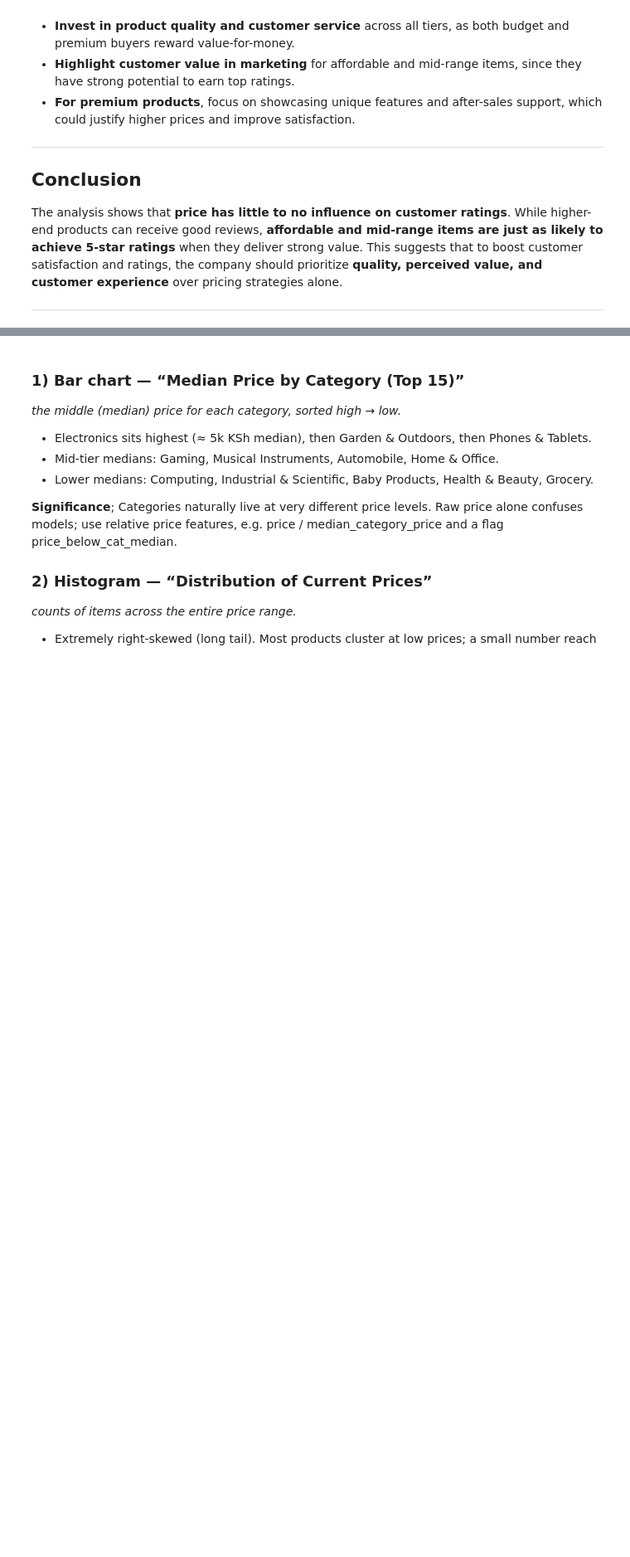
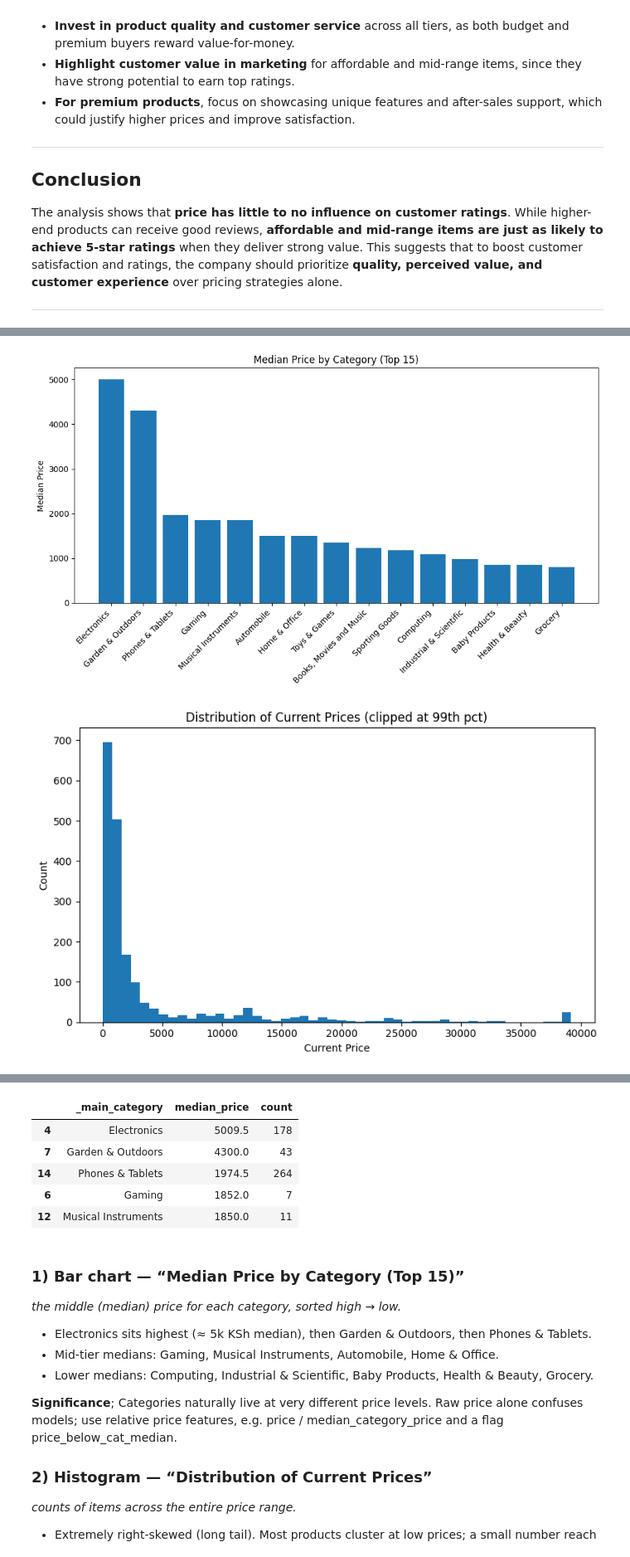
Before and after one commit to RWKarimi/E-commerce-pricing-tool, a Jupyter notebook: E_commerce_project.ipynb, the cells around one changed output, grey strips where cells are left out. Shown: that part at 83% size. Saved outputs shown, nothing was run; the diff lists cells and outputs as text; code cells hidden in the pictures; blank space fills up the shorter version.

```diff
--- a/E_commerce_project.ipynb
+++ b/E_commerce_project.ipynb
@@ -864,0 +920,13 @@ ValueError: Dimensions of labels and X must be compatible
+# %%
+pl = build_price_landscape_simple(
+    data,                      # cleaned DataFrame
+    price_col="current_price", # already numeric/cleaned
+    category_col="main_category",
+    out_dir=PL_OUT_DIR
+)
+
+pl["paths"], pl["answers"]
+pl["median_by_cat"].head()
+# %% [output]
+[figure, added]
+[figure, added]
@@ -865,3 +934,9 @@ ValueError: Dimensions of labels and X must be compatible
+|  | _main_category | median_price | count |
+| 4 | Electronics | 5009.5 | 178 |
+| 7 | Garden & Outdoors | 4300.0 | 43 |
+| 14 | Phones & Tablets | 1974.5 | 264 |
+| 6 | Gaming | 1852.0 | 7 |
+| 12 | Musical Instruments | 1850.0 | 11 |
 # %% [markdown]
 ### 1) Bar chart — “Median Price by Category (Top 15)”
 _the middle (median) price for each category, sorted high → low._
```
Also changed, not shown: parts of 12 cells of this notebook.
